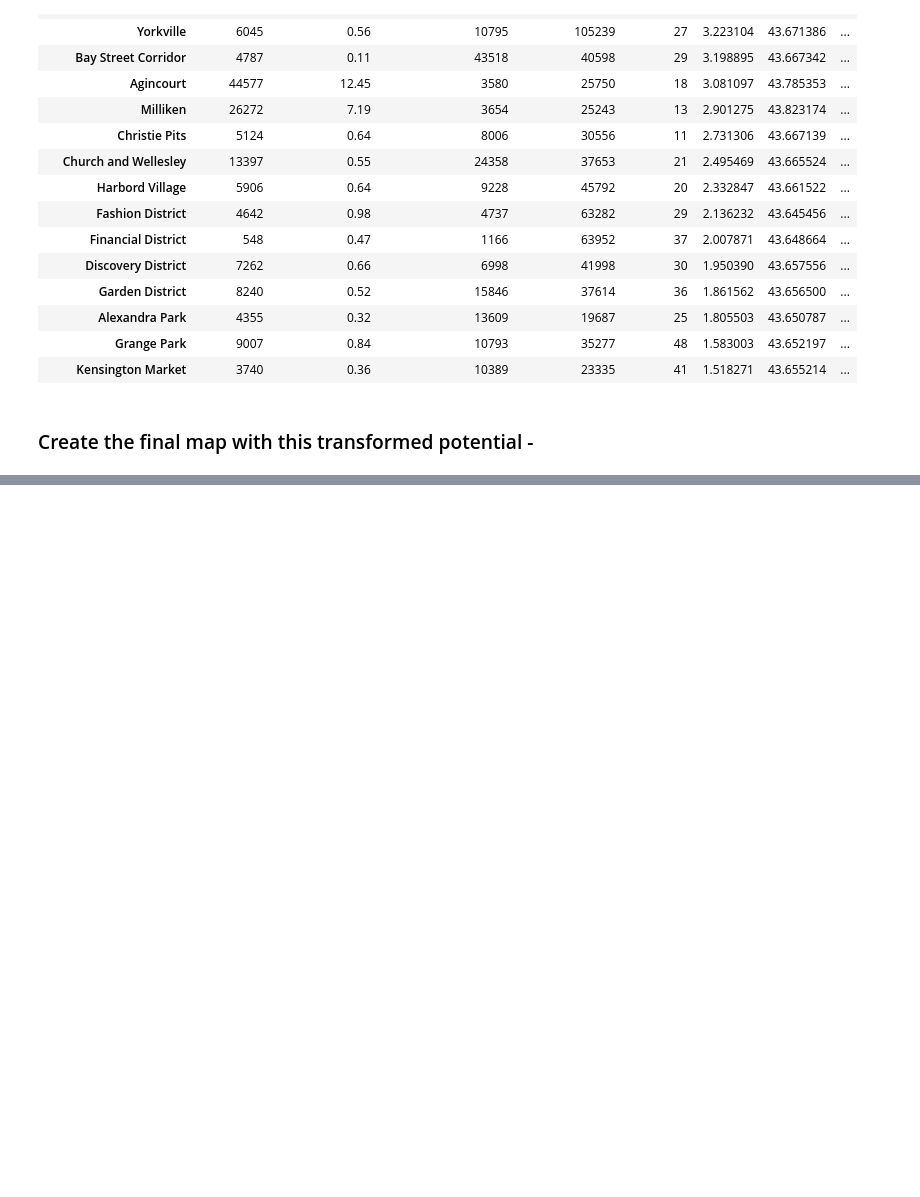
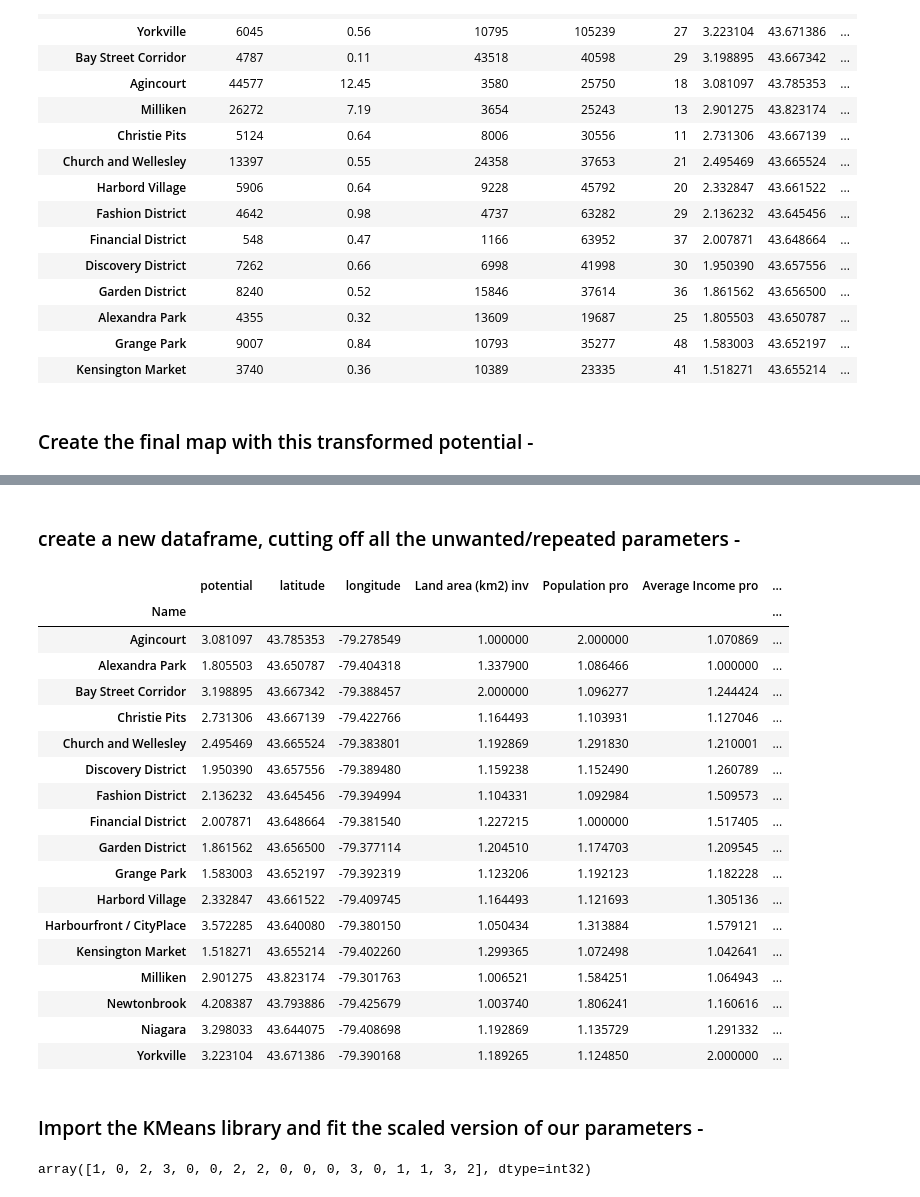
Before and after one commit to Rishabhjain631999/Coursera_Capstone, a Jupyter notebook: Final Notebook.ipynb, the cells around one changed output, grey strips where cells are left out. Saved outputs shown, nothing was run; the diff lists cells and outputs as text; code cells hidden in the pictures; blank space fills up the shorter version.

```diff
--- a/Final Notebook.ipynb
+++ b/Final Notebook.ipynb
@@ -586,0 +591,35 @@ map_toronto
+# %% [markdown]
+<h3> create a new dataframe, cutting off all the unwanted/repeated parameters -
+# %%
+refined_data = sliced_df.iloc[:, 5:]
+refined_data
+# %% [output]
+|  | potential | latitude | longitude | Land area (km2) inv | Population pro | Average Income pro | ... |
+| Name |  |  |  |  |  |  | ... |
+| Agincourt | 3.081097 | 43.785353 | -79.278549 | 1.000000 | 2.000000 | 1.070869 | ... |
+| Alexandra Park | 1.805503 | 43.650787 | -79.404318 | 1.337900 | 1.086466 | 1.000000 | ... |
+| Bay Street Corridor | 3.198895 | 43.667342 | -79.388457 | 2.000000 | 1.096277 | 1.244424 | ... |
+| Christie Pits | 2.731306 | 43.667139 | -79.422766 | 1.164493 | 1.103931 | 1.127046 | ... |
+| Church and Wellesley | 2.495469 | 43.665524 | -79.383801 | 1.192869 | 1.291830 | 1.210001 | ... |
+| Discovery District | 1.950390 | 43.657556 | -79.389480 | 1.159238 | 1.152490 | 1.260789 | ... |
+| Fashion District | 2.136232 | 43.645456 | -79.394994 | 1.104331 | 1.092984 | 1.509573 | ... |
+| Financial District | 2.007871 | 43.648664 | -79.381540 | 1.227215 | 1.000000 | 1.517405 | ... |
+| Garden District | 1.861562 | 43.656500 | -79.377114 | 1.204510 | 1.174703 | 1.209545 | ... |
+| Grange Park | 1.583003 | 43.652197 | -79.392319 | 1.123206 | 1.192123 | 1.182228 | ... |
+| Harbord Village | 2.332847 | 43.661522 | -79.409745 | 1.164493 | 1.121693 | 1.305136 | ... |
+| Harbourfront / CityPlace | 3.572285 | 43.640080 | -79.380150 | 1.050434 | 1.313884 | 1.579121 | ... |
+| Kensington Market | 1.518271 | 43.655214 | -79.402260 | 1.299365 | 1.072498 | 1.042641 | ... |
+| Milliken | 2.901275 | 43.823174 | -79.301763 | 1.006521 | 1.584251 | 1.064943 | ... |
+| Newtonbrook | 4.208387 | 43.793886 | -79.425679 | 1.003740 | 1.806241 | 1.160616 | ... |
+| Niagara | 3.298033 | 43.644075 | -79.408698 | 1.192869 | 1.135729 | 1.291332 | ... |
+| Yorkville | 3.223104 | 43.671386 | -79.390168 | 1.189265 | 1.124850 | 2.000000 | ... |
+# %% [markdown]
+<h3> Import the KMeans library and fit the scaled version of our parameters -
+# %%
+from sklearn.cluster import KMeans
+
+x = refined_data.iloc[:, 3:]
+k_means = KMeans(init='k-means++', n_clusters=4, n_init=12).fit(x)
+k_means.labels_
+# %% [output]
+array([1, 0, 2, 3, 0, 0, 2, 2, 0, 0, 0, 3, 0, 1, 1, 3, 2], dtype=int32)
```
Also changed, not shown: parts of 16 cells of this notebook.
